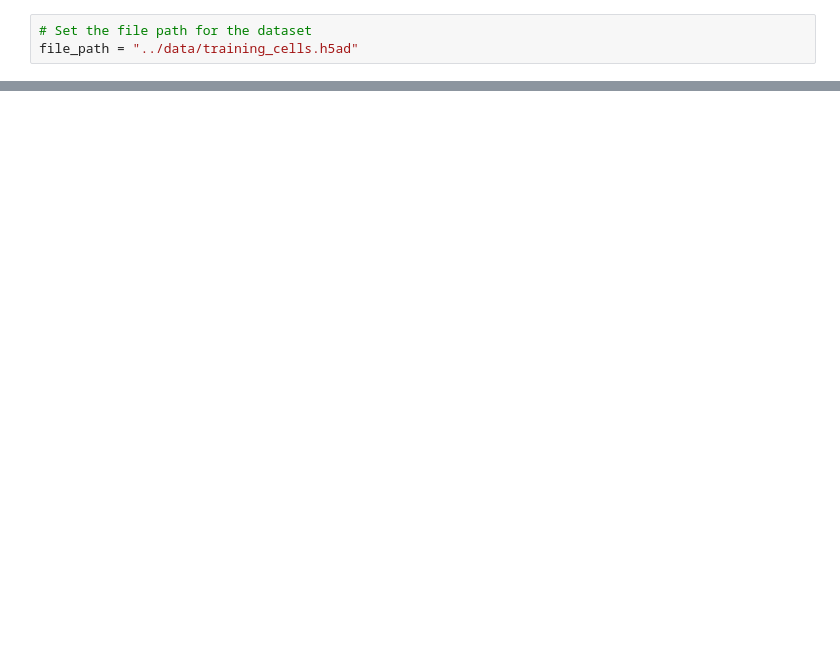
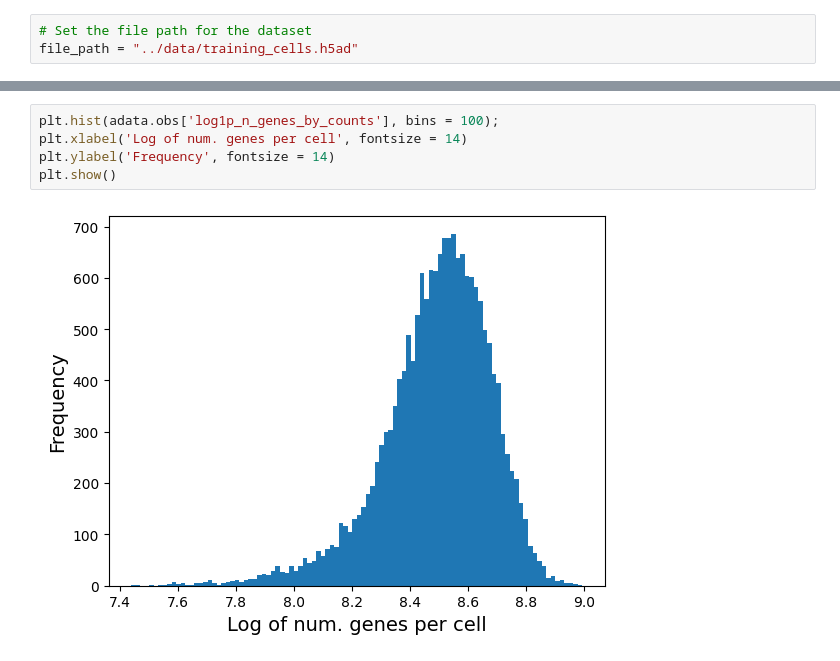
Before and after one commit to nayoungku1/myllia, a Jupyter notebook: notebook/eda-anndata.ipynb, the cells around one changed output, grey strips where cells are left out. Saved outputs shown, nothing was run; the diff lists cells and outputs as text; blank space fills up the shorter version.

```diff
--- a/notebook/eda-anndata.ipynb
+++ b/notebook/eda-anndata.ipynb
@@ -49,0 +172,7 @@ df_all.describe()
+# %%
+plt.hist(adata.obs['log1p_n_genes_by_counts'], bins = 100);
+plt.xlabel('Log of num. genes per cell', fontsize = 14)
+plt.ylabel('Frequency', fontsize = 14)
+plt.show()
+# %% [output]
+[figure, added]
```
Also changed, not shown: parts of 40 cells of this notebook.
